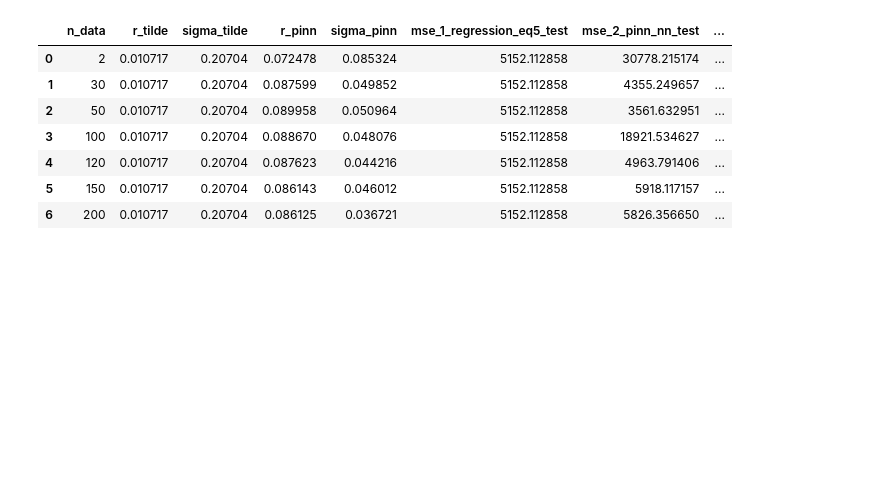
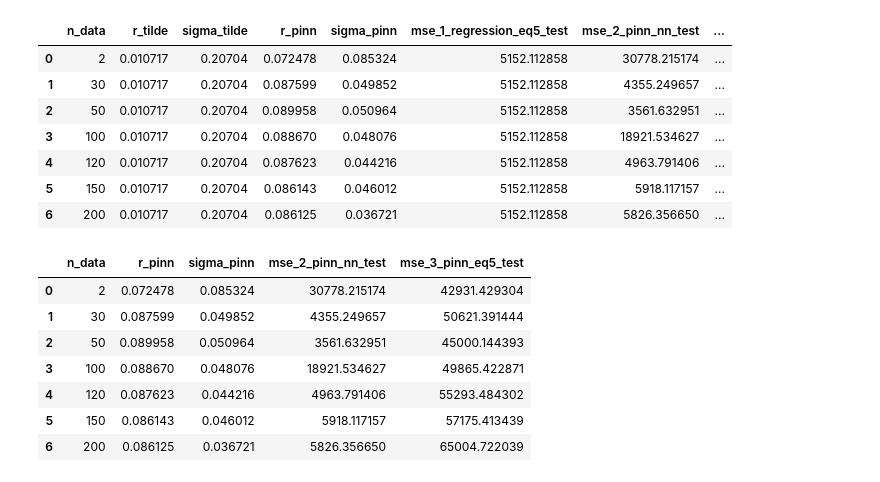
Before and after one commit to michellely-mm/PINN_Option_Pricing, a Jupyter notebook: 11_test_split_real.ipynb, the cells around one changed output. Drawn from its saved outputs; the diff is of its cells as text; code cells hidden in the pictures; blank space fills up the shorter version.

Commit message:
Add updated real-data PINN experiments

```diff
--- a/11_test_split_real.ipynb
+++ b/11_test_split_real.ipynb
@@ -2188,3 +2188,22 @@ final_results
 | 4 | 120 | 0.010717 | 0.20704 | 0.087623 | 0.044216 | 5152.112858 | 4963.791406 | ... |
 | 5 | 150 | 0.010717 | 0.20704 | 0.086143 | 0.046012 | 5152.112858 | 5918.117157 | ... |
 | 6 | 200 | 0.010717 | 0.20704 | 0.086125 | 0.036721 | 5152.112858 | 5826.356650 | ... |
+# %%
+results_df[
+    [
+        "n_data",
+        "r_pinn",
+        "sigma_pinn",
+        "mse_2_pinn_nn_test",
+        "mse_3_pinn_eq5_test"
+    ]
+]
+# %% [output]
+|  | n_data | r_pinn | sigma_pinn | mse_2_pinn_nn_test | mse_3_pinn_eq5_test |
+| 0 | 2 | 0.072478 | 0.085324 | 30778.215174 | 42931.429304 |
+| 1 | 30 | 0.087599 | 0.049852 | 4355.249657 | 50621.391444 |
+| 2 | 50 | 0.089958 | 0.050964 | 3561.632951 | 45000.144393 |
+| 3 | 100 | 0.088670 | 0.048076 | 18921.534627 | 49865.422871 |
+| 4 | 120 | 0.087623 | 0.044216 | 4963.791406 | 55293.484302 |
+| 5 | 150 | 0.086143 | 0.046012 | 5918.117157 | 57175.413439 |
+| 6 | 200 | 0.086125 | 0.036721 | 5826.356650 | 65004.722039 |
```
Also changed, not shown: parts of 2 cells of this notebook, 5 other files.
